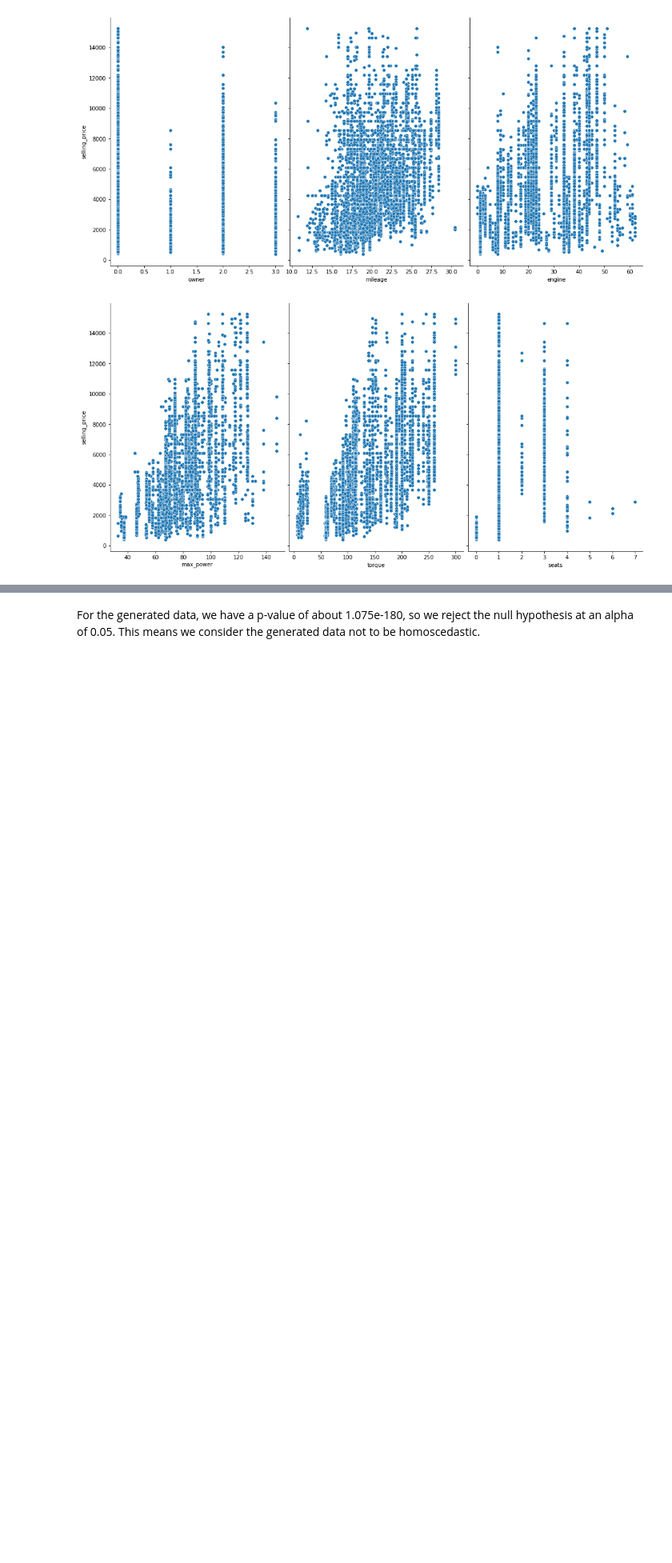
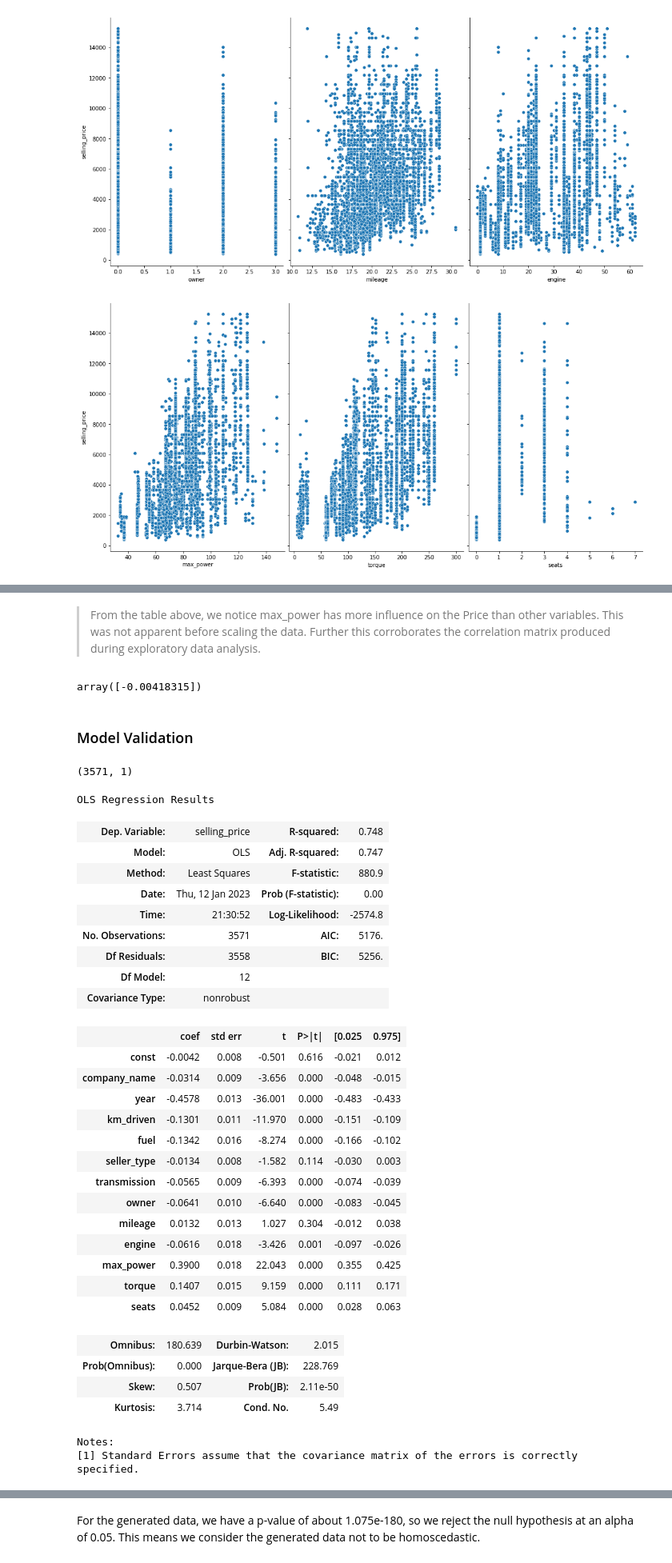
Before and after one commit to Wachira-2030/used-car-price-prediction, a Jupyter notebook: index.ipynb, the cells around one changed output, grey strips where cells are left out. Shown at 80% size. Drawn from its saved outputs; the diff is of its cells as text; code cells hidden in the pictures; blank space fills up the shorter version.

```diff
--- a/index.ipynb
+++ b/index.ipynb
@@ -574,3 +553,0 @@ strong multicollinearity or other numerical problems.
-# %%
-from statsmodels.stats.diagnostic import het_breuschpagan
-het_breuschpagan(model.resid, sm.add_constant(NewCarDf))
@@ -581,0 +627,51 @@ het_breuschpagan(model.resid, sm.add_constant(NewCarDf))
+# %% [markdown]
+> From the table above, we notice max_power has more influence on the Price than other variables. This was not apparent before scaling the data. Further this corroborates the correlation matrix produced during exploratory data analysis.
+# %%
+model.intercept_
+# %% [output]
+array([-0.00418315])
+# %% [markdown]
+### Model Validation
+# %%
+# check shape of our yscaled
+yscaled_train.shape
+# %% [output]
+(3571, 1)
+# %%
+Xscaled_train = sm.add_constant(Xscaled_train)
+sm_ols = linear_model.OLS(yscaled_train, Xscaled_train) # i know, the param order is inverse
+sm_model = sm_ols.fit()
+# %%
+#getting the model
+sm_model.summary()
+# %% [output]
+OLS Regression Results
+| Dep. Variable: | selling_price | R-squared: | 0.748 |
+| Model: | OLS | Adj. R-squared: | 0.747 |
+| Method: | Least Squares | F-statistic: | 880.9 |
+| Date: | Thu, 12 Jan 2023 | Prob (F-statistic): | 0.00 |
+| Time: | 21:30:52 | Log-Likelihood: | -2574.8 |
+| No. Observations: | 3571 | AIC: | 5176. |
+| Df Residuals: | 3558 | BIC: | 5256. |
+| Df Model: | 12 |  |  |
+| Covariance Type: | nonrobust |  |  |
+|  | coef | std err | t | P>|t| | [0.025 | 0.975] |
+| const | -0.0042 | 0.008 | -0.501 | 0.616 | -0.021 | 0.012 |
+| company_name | -0.0314 | 0.009 | -3.656 | 0.000 | -0.048 | -0.015 |
+| year | -0.4578 | 0.013 | -36.001 | 0.000 | -0.483 | -0.433 |
+| km_driven | -0.1301 | 0.011 | -11.970 | 0.000 | -0.151 | -0.109 |
+| fuel | -0.1342 | 0.016 | -8.274 | 0.000 | -0.166 | -0.102 |
+| seller_type | -0.0134 | 0.008 | -1.582 | 0.114 | -0.030 | 0.003 |
+| transmission | -0.0565 | 0.009 | -6.393 | 0.000 | -0.074 | -0.039 |
+| owner | -0.0641 | 0.010 | -6.640 | 0.000 | -0.083 | -0.045 |
+| mileage | 0.0132 | 0.013 | 1.027 | 0.304 | -0.012 | 0.038 |
+| engine | -0.0616 | 0.018 | -3.426 | 0.001 | -0.097 | -0.026 |
+| max_power | 0.3900 | 0.018 | 22.043 | 0.000 | 0.355 | 0.425 |
+| torque | 0.1407 | 0.015 | 9.159 | 0.000 | 0.111 | 0.171 |
+| seats | 0.0452 | 0.009 | 5.084 | 0.000 | 0.028 | 0.063 |
+| Omnibus: | 180.639 | Durbin-Watson: | 2.015 |
+| Prob(Omnibus): | 0.000 | Jarque-Bera (JB): | 228.769 |
+| Skew: | 0.507 | Prob(JB): | 2.11e-50 |
+| Kurtosis: | 3.714 | Cond. No. | 5.49 |
+Notes:
+[1] Standard Errors assume that the covariance matrix of the errors is correctly specified.
```
Also changed, not shown: parts of 90 cells of this notebook.
